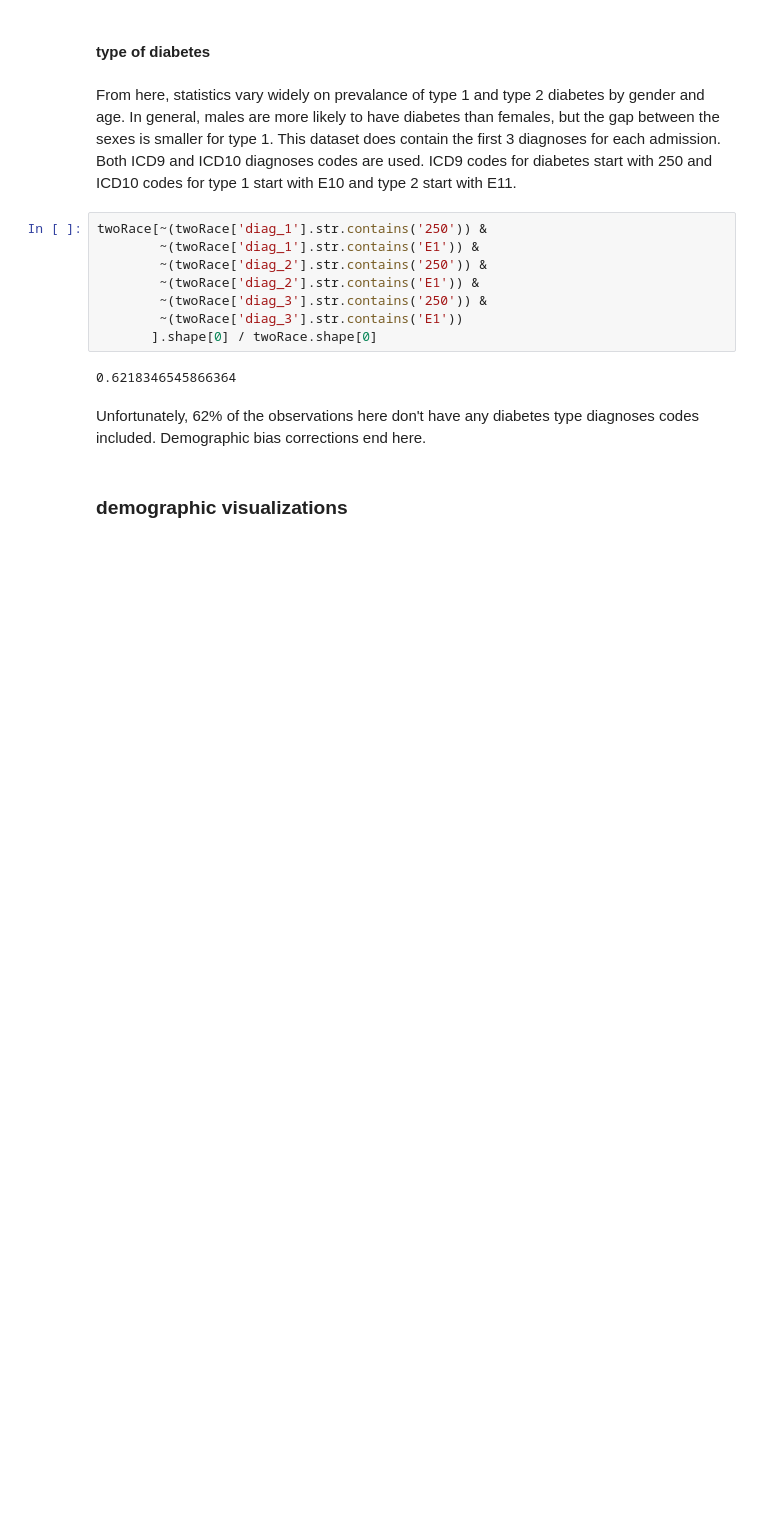
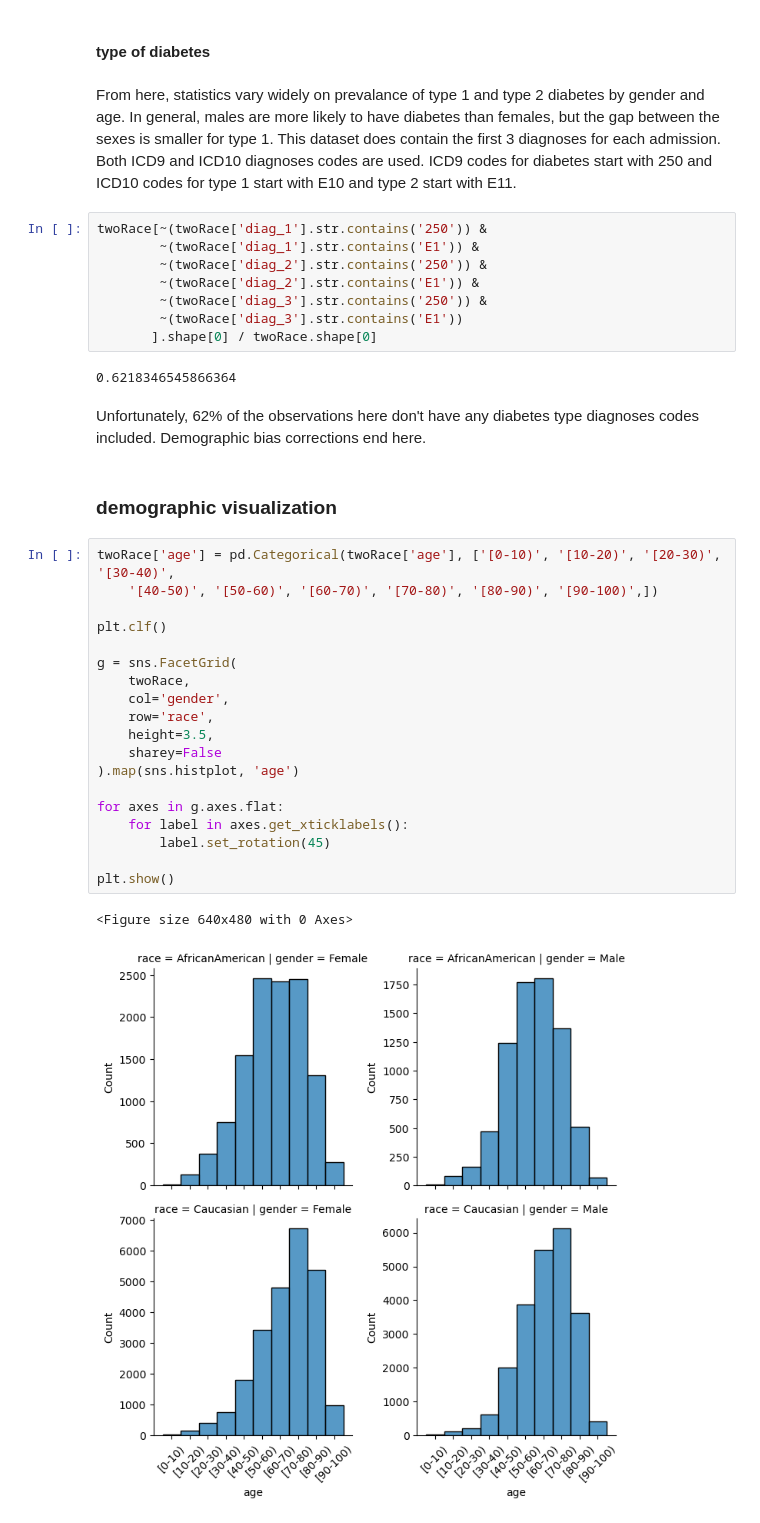
Before and after one commit to ashbyj/PredictingReadmissions, a Jupyter notebook: notebooks/2-ja-eda.ipynb, the cells around one changed output. Cells and saved outputs as stored; diff of their text form; blank space fills up the shorter version.

Commit message:
demographic exploration

```diff
--- a/notebooks/2-ja-eda.ipynb
+++ b/notebooks/2-ja-eda.ipynb
@@ -104,4 +110,26 @@ twoRace[~(twoRace['diag_1'].str.contains('250')) &
 # %% [markdown]
 Unfortunately, 62% of the observations here don't have any diabetes type diagnoses codes included.  Demographic bias corrections end here.
 # %% [markdown]
-### demographic visualizations <a id='demo_viz'></a>
+### demographic visualization <a id='demo_viz'></a>
+# %%
+twoRace['age'] = pd.Categorical(twoRace['age'], ['[0-10)', '[10-20)', '[20-30)', '[30-40)',
+    '[40-50)', '[50-60)', '[60-70)', '[70-80)', '[80-90)', '[90-100)',])
+
+plt.clf()
+
+g = sns.FacetGrid(
+    twoRace,
+    col='gender',
+    row='race',
+    height=3.5,
+    sharey=False
+).map(sns.histplot, 'age')
+
+for axes in g.axes.flat:
+    for label in axes.get_xticklabels():
+        label.set_rotation(45)
+
+plt.show()
+# %% [output]
+<Figure size 640x480 with 0 Axes>
+[figure, added]
```
Also changed, not shown: parts of 13 cells of this notebook, 1 other file.
